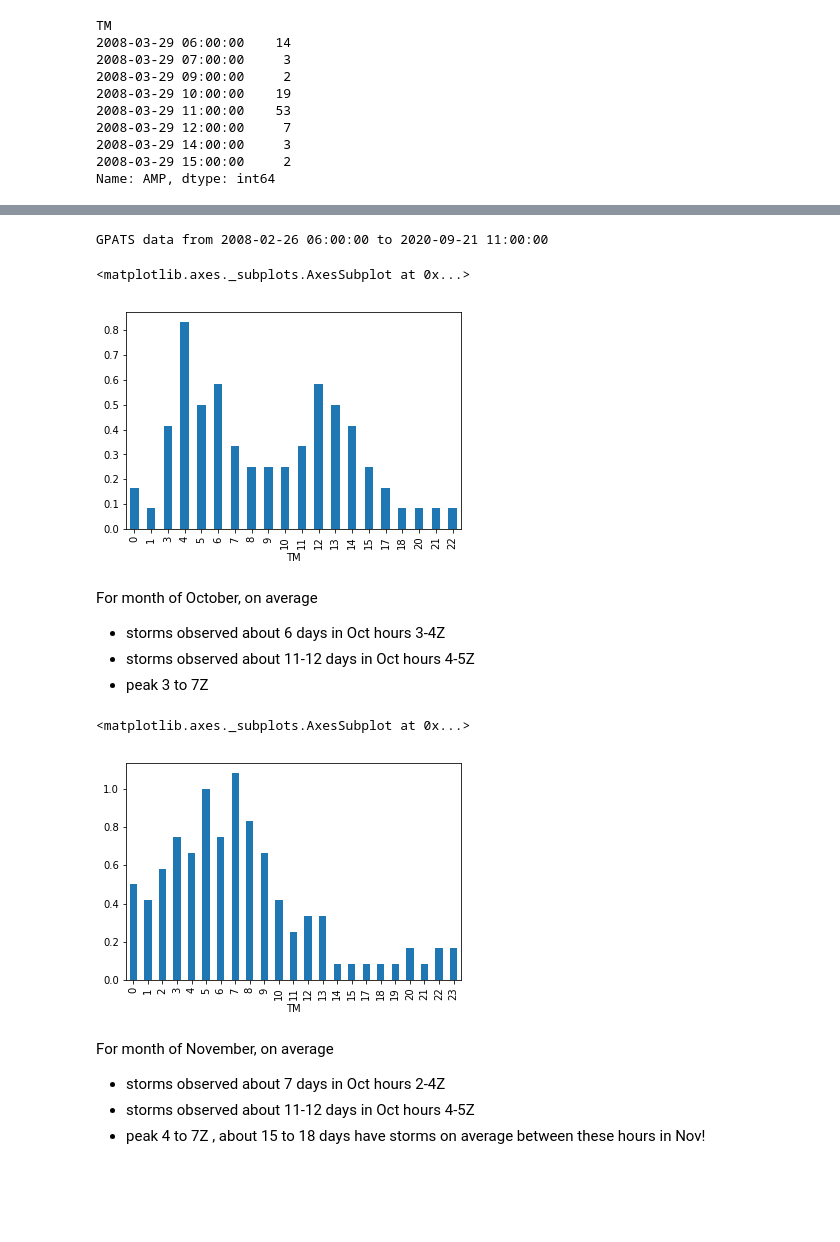
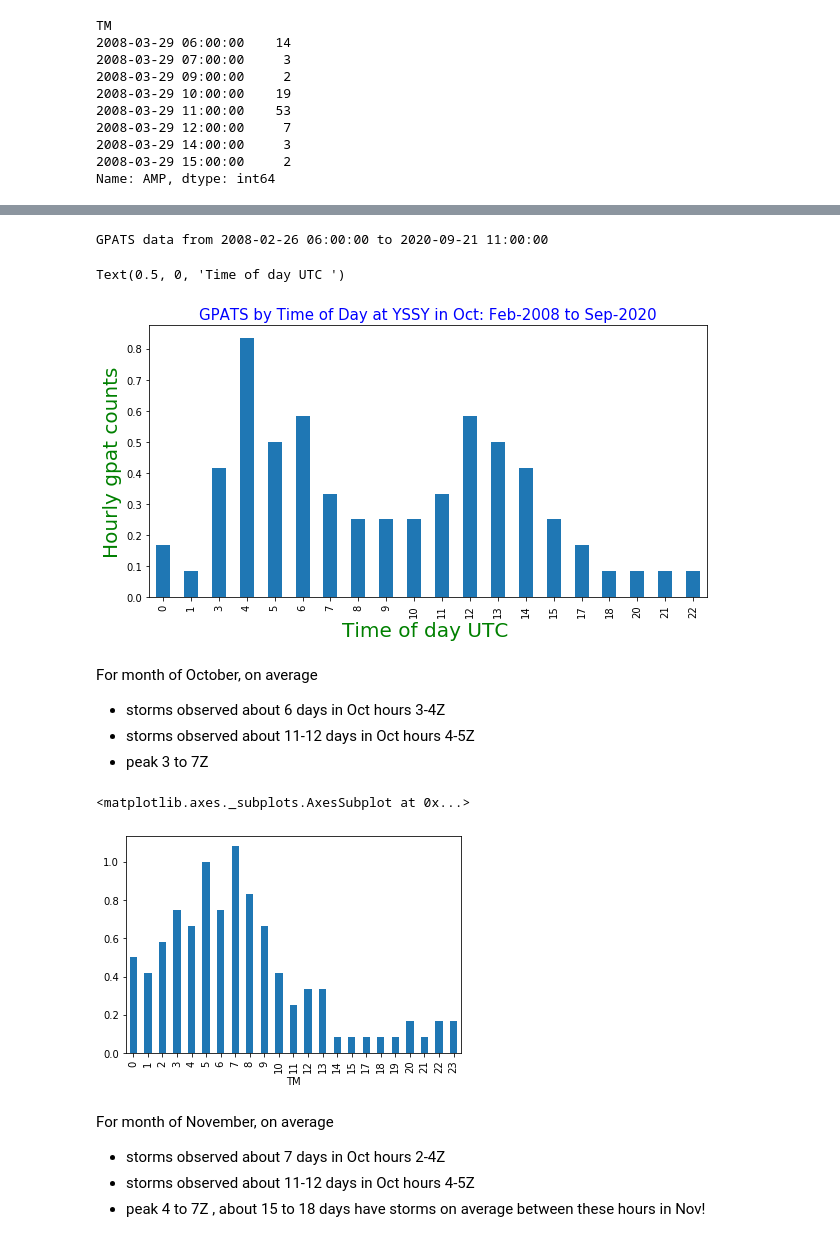
Before and after one commit to launda/avguide, a Jupyter notebook: Sydney_Basin_Storms.ipynb, the cells around one changed output, grey strips where cells are left out. Drawn from its saved outputs; the diff is of its cells as text; code cells hidden in the pictures; blank space fills up the shorter version.

```diff
--- a/Sydney_Basin_Storms.ipynb
+++ b/Sydney_Basin_Storms.ipynb
@@ -17,5 +17,6 @@ Just change station id variable to generate plots for other airports
 
 sta='YSSY' # change to explore fog plots for other locations
 cur_dir='/home/accounts/qdisplay/avguide/app/data'
+cur_dir='/home/bou/shared/stats-R/flask_projects/avguide/app/data'
 # %%
 gpats_file = os.path.join(cur_dir, f'gpats_{sta}_10NM.csv')
@@ -104,21 +138,23 @@ Name: AMP, dtype: float64
 # %%
 # see Fig 1.1 http://webnsw.bom.gov.au/samu/samu_operational/directives/SAMU_Thunderstorm_Directive.pdf
-# that figure is 1939 to 2014 Average Thunder days per nonth
-# trends are similar - peak about 3.5 days in Nov/Dec , so a TS every 3.5 days in Oct for e.g
+# that figure is for 1939 to 2014 Average Thunder days per nonth
+# trends are similar - peak about 4.0 in Nov/Dec/Jab, so 4 days with TS in these months (about 13%)
 # we have more broad peak Jan to Mar and Oct to Dec
 
 dict_mon = dict(zip(
     [1,2,3,4,5,6,7,8,9,10,11,12],
     ["Jan","Feb","Mar","Apr","May","Jun","Jul","Aug","Sep","Oct","Nov","Dec"]))
 
-dat = pd.read_csv(gpats_file,parse_dates=True, index_col='TM').resample('D')['AMP'].count()
+dat = pd.read_csv(gpats_file,parse_dates=True, index_col='TM')\
+    .resample('D')['AMP'].count()
 ts_days = dat.loc[dat>2]
 avg_mon_ts_days = ts_days.groupby(ts_days.index.month).count()/12
 
 
 fig, ax = plt.subplots(figsize=(10,5), nrows=1, ncols=1 )
 avg_mon_ts_days.plot( kind='bar', ax=ax)
-title = f'Average Thunder days per month at YSSY: {ts_days.index[0].strftime("%b-%Y")} to {ts_days.index[-1].strftime("%b-%Y")}'
+title = f'Average Thunder days per month at YSSY:\
+{ts_days.index[0].strftime("%b-%Y")} to {ts_days.index[-1].strftime("%b-%Y")}'
 ax.set_title(title, color='b',fontsize=15)
 ax.set_ylabel('Days', color='g', fontsize=20)
 ax.set_xlabel('Months', color='g', fontsize=20)
@@ -127,7 +163,6 @@ ax.set_xlabel('Months', color='g', fontsize=20)
 xlabels=[dict_mon[x+1] for x in ax.get_xticks()]
 
 # xlabels=list( map( lambda x : dict_mon[x], ax.get_xticks()+2) )  # both give same result
-
 # xlabels = ['{:,.2f}'.format(x) + 'K' for x in ax.get_xticks()/1000]
 ax.set_xticklabels(xlabels,rotation=45, horizontalalignment='right')
 #g.set_xticklabels(ax.get_xticklabels(), rotation=45, horizontalalignment='right')
@@ -378,28 +446,30 @@ g1_hour.groupby(g1_hour.index.hour).count().plot(kind='bar')
 # %%
 g1_hour = pd.read_csv(gpats_file,parse_dates=True, index_col='TM')\
           .resample('H')['AMP'].count()
-
 g1_hour = g1_hour.loc[g1_hour>1]   # only keep data with > 1 gpat count per hour
 
 
 print(f'GPATS data from {g1_hour.index[0]} to {g1_hour.index[-1]}')
 
-
 # Filter for October storms hourly trend
 mon=keys[vals.index('Oct')]
 g1_oct = g1_hour.loc[g1_hour.index.month==mon]  # hourly trend for October only
-
 
 gpats_by_hour = g1_oct.groupby(g1_oct.index.hour).count()
 
 
 # normalise for 12 years
-
-(g1_oct.groupby(g1_oct.index.hour).count()/12).plot(kind='bar')
+fig, ax = plt.subplots(figsize=(10,5), nrows=1, ncols=1 )
+(g1_oct.groupby(g1_oct.index.hour).count()/12).plot(kind='bar', ax=ax)
+title = f'GPATS by Time of Day at {sta} in {dict_mon[mon]}: \
+{ts_days.index[0].strftime("%b-%Y")} to {ts_days.index[-1].strftime("%b-%Y")}'
+ax.set_title(title, color='b',fontsize=15)
+ax.set_ylabel('Hourly gpat counts', color='g', fontsize=20)
+ax.set_xlabel('Time of day UTC ', color='g', fontsize=20)
 # %% [output]
 GPATS data from 2008-02-26 06:00:00 to 2020-09-21 11:00:00
-<matplotlib.axes._subplots.AxesSubplot at 0x...>
+Text(0.5, 0, 'Time of day UTC ')
-[figure, old version]
+[figure, new version]
 # %% [markdown]
 For month of October, on average
 - storms observed about 6 days in Oct hours 3-4Z
@@ -412,7 +482,7 @@ g1_dec = g1_hour.loc[g1_hour.index.month==mon]
 (g1_dec.groupby(g1_dec.index.hour).count()/12).plot(kind='bar')
 # %% [output]
 <matplotlib.axes._subplots.AxesSubplot at 0x...>
-[figure, old version]
+[figure, new version]
 # %% [markdown]
 For month of November, on average
 - storms observed about 7 days in Oct hours 2-4Z
```
Also changed, not shown: parts of 43 cells of this notebook.
